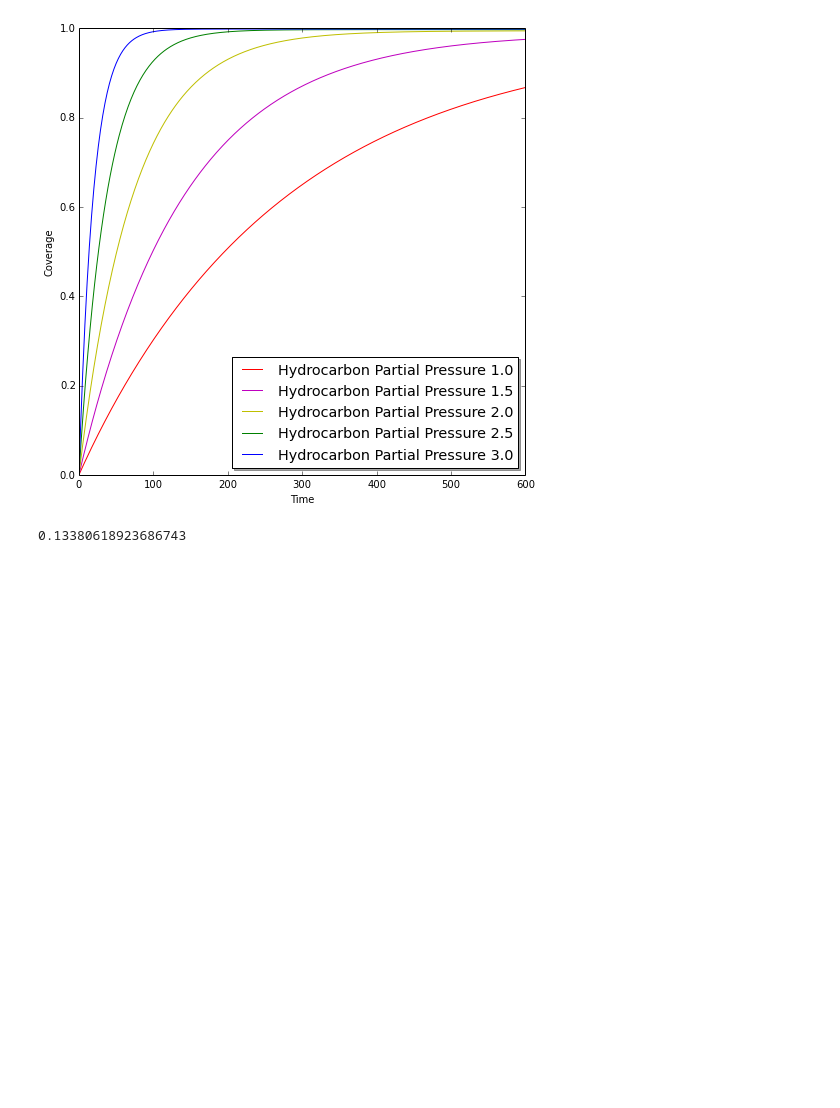
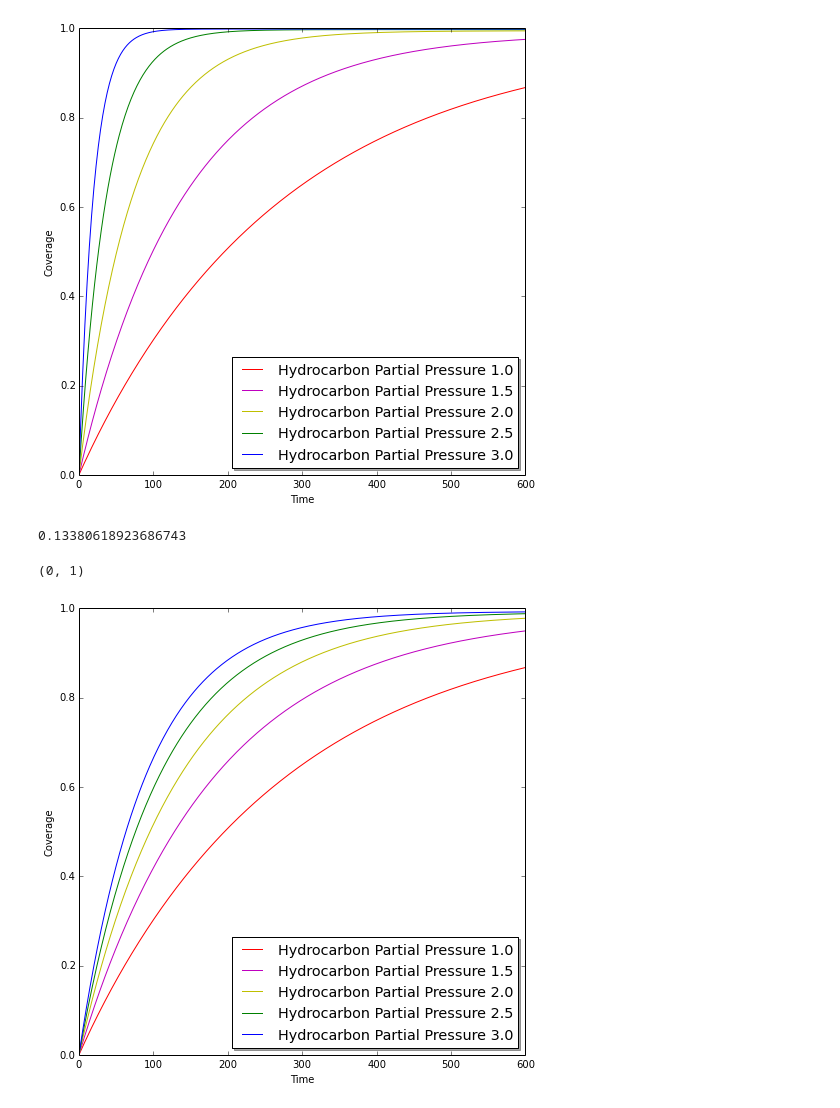
Before and after one commit to siruix/CrystalGrowthSimulation, a Jupyter notebook: model/models.ipynb, the cells around one changed output. Cells and saved outputs as stored; diff of their text form; code cells hidden in the pictures; blank space fills up the shorter version.

```diff
--- a/model/models.ipynb
+++ b/model/models.ipynb
@@ -130,3 +130,69 @@ e = 1.60217662e-19
 k*T/e/3/C * math.log(C/(1-C))
 # %% [output]
 0.13380618923686743
+# %%
+from __future__ import division
+import matplotlib.pylab as plt
+%matplotlib inline
+import numpy as np
+import math
+from scipy.integrate import odeint
+from math import exp
+
+# T_s = np.linspace(950, 1050, 5) + 273
+T = 1050+273
+Ea = 3        # activation energy eV for active carbon
+e = 1.60217662e-19
+k = 1.38064852e-23
+C0 = 0.0     # initial coverage
+# Ceq_s = [0.9, 0.92, 0.94, 0.96, 0.98]     # equilibrium coverage
+Ce = 0.98
+# #################
+# phi needs to be smaller than a threshold 0.13
+# import math
+# C = 0.98
+# T = 900+273
+# e = 1.60217662e-19
+# k*T/e/3/C * math.log(C/(1-C))
+# ###################
+phi = 0.1                  # sigma bond
+# alpha = exp(e*Ea/k/T0)*(-3*Ce*e*phi/k/T0 + math.log(Ce/(1-Ce)))
+k_n_s = [1.0, 1.5, 2.0, 2.5, 3.0]
+gamma = 1e-3               # frequency factor
+
+
+def f(y, t, params):
+    C = y      # unpack current values of y
+    phi, gamma, Ce, k_n, n, T = params  # unpack parameters
+    derivs = gamma*k_n*n*exp(-e*Ea/k/T)*(1-C) - gamma*exp(-3*C*e*phi/k/T)*C
+    return derivs
+
+coverage = {}
+tStop = 600.
+tInc = 1
+# Make time array for solution
+t = np.arange(0., tStop, tInc)
+# Bundle initial conditions for ODE solver
+y0 = [C0]
+for k_n in k_n_s:
+    # Bundle parameters for ODE solver
+    n = exp(e*Ea/k/T-3*Ce*e*phi/k/T)*Ce/(1-Ce)
+    params = [phi, gamma, Ce, k_n, n, T]
+    # Call the ODE solver
+    coverage[k_n] = odeint(f, y0, t, args=(params,))
+
+# Plot results
+fig = plt.figure(1, figsize=(8,8))
+ax = fig.add_subplot(111)
+ax.plot(t, coverage[k_n_s[0]][:], 'r-', label='Hydrocarbon Partial Pressure %s'%(k_n_s[0]))
+ax.plot(t, coverage[k_n_s[1]][:], 'm-', label='Hydrocarbon Partial Pressure %s'%(k_n_s[1]))
+ax.plot(t, coverage[k_n_s[2]][:], 'y-', label='Hydrocarbon Partial Pressure %s'%(k_n_s[2]))
+ax.plot(t, coverage[k_n_s[3]][:], 'g-', label='Hydrocarbon Partial Pressure %s'%(k_n_s[3]))
+ax.plot(t, coverage[k_n_s[4]][:], 'b-', label='Hydrocarbon Partial Pressure %s'%(k_n_s[4]))
+legend = plt.legend(loc='lower right', shadow=True, fontsize='x-large')
+plt.ylabel('Coverage')
+plt.xlabel('Time')
+plt.ylim([0,1])
+# %% [output]
+(0, 1)
+[figure, added]
```
Also changed, not shown: parts of 1 cell of this notebook, 8 other files.
